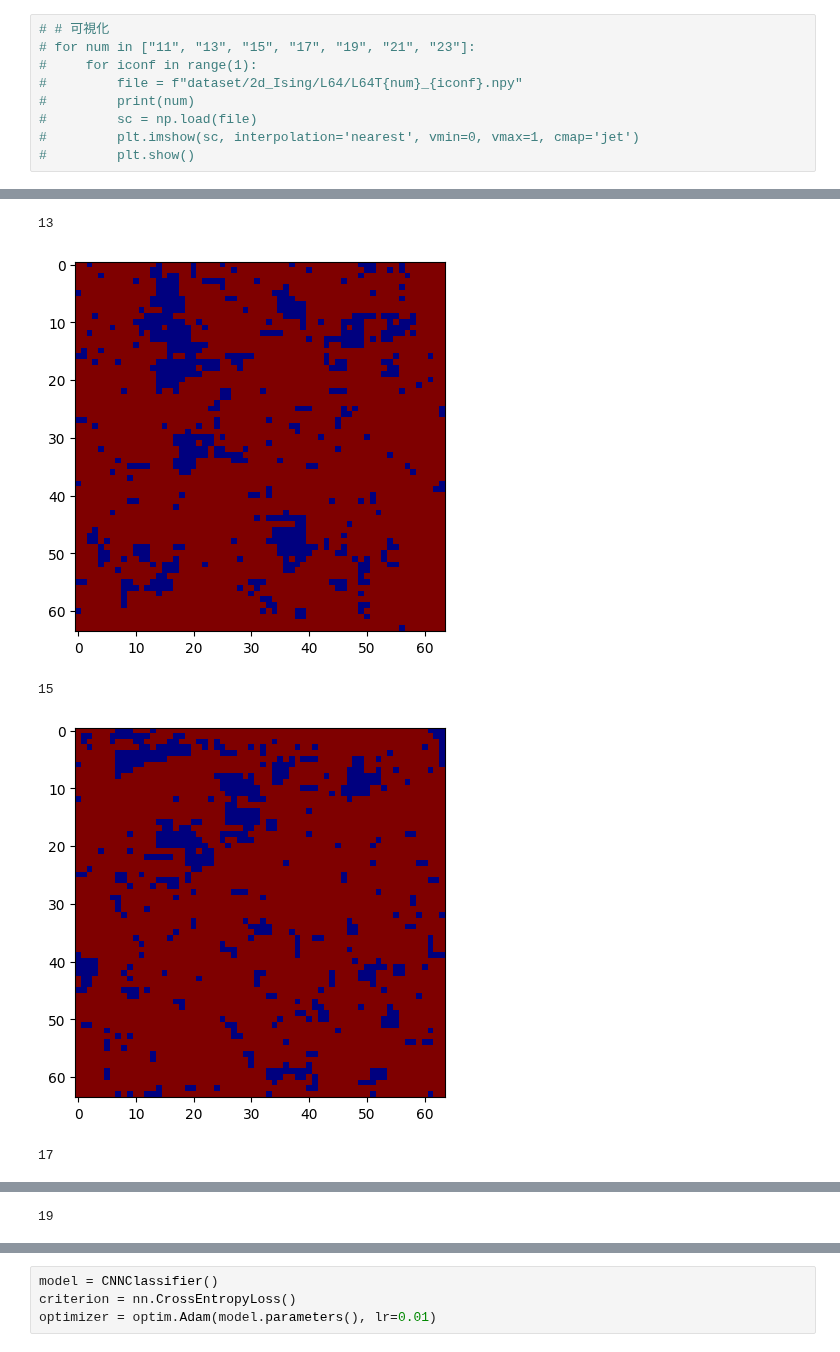
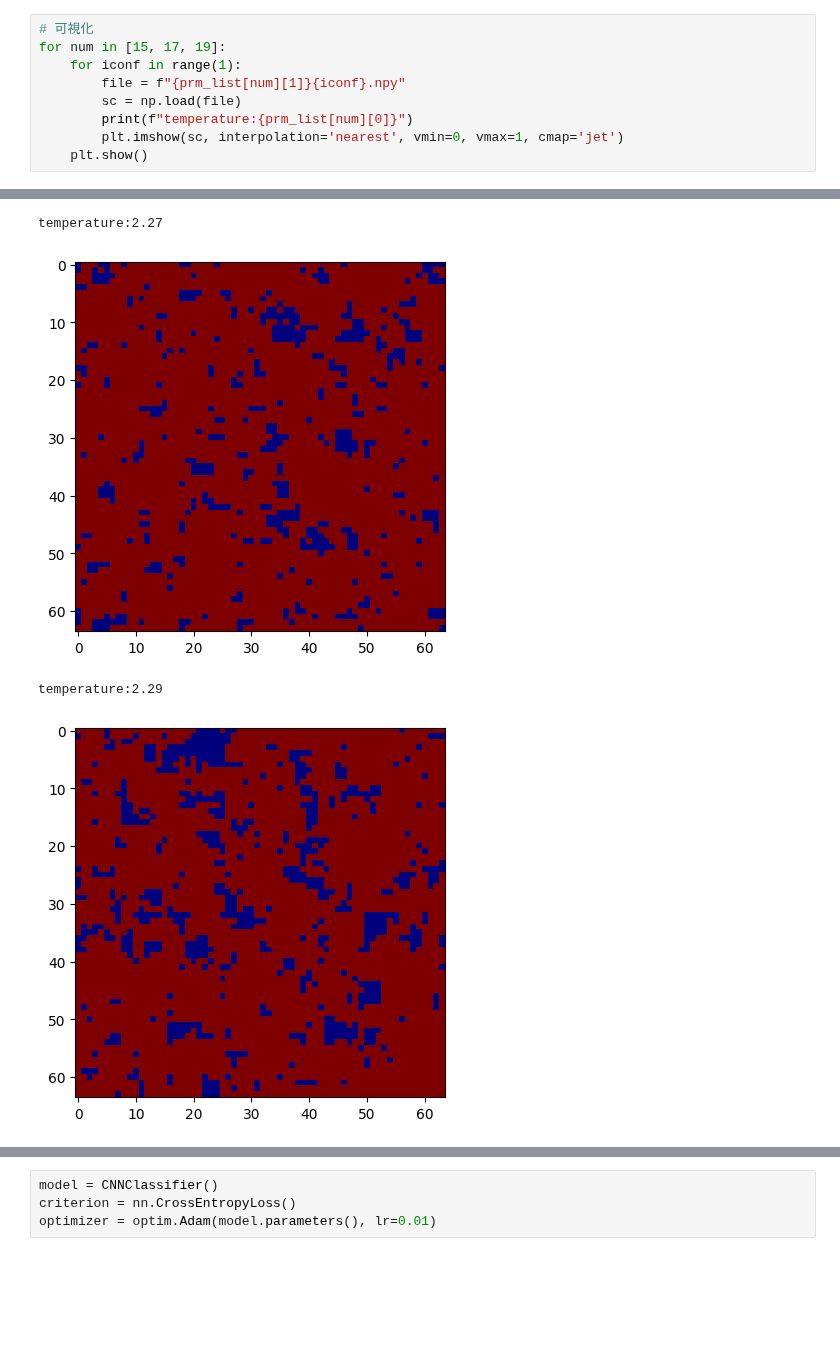
Before and after one commit to tatsuya0926/spin-configuration-learning, a Jupyter notebook: learning/train/train_cnn_Ising.ipynb, the cells around one changed output, grey strips where cells are left out. Cells and saved outputs as stored; diff of their text form; blank space fills up the shorter version.

```diff
--- a/learning/train/train_cnn_Ising.ipynb
+++ b/learning/train/train_cnn_Ising.ipynb
@@ -26,10 +26,10 @@ print(prm_list)
 # %%
-# # 可視化
-# for num in ["11", "13", "15", "17", "19", "21", "23"]:
-#     for iconf in range(1):
-#         file = f"dataset/2d_Ising/L64/L64T{num}_{iconf}.npy"
-#         print(num)
-#         sc = np.load(file)
-#         plt.imshow(sc, interpolation='nearest', vmin=0, vmax=1, cmap='jet')
-#         plt.show()
+# 可視化
+for num in [15, 17, 19]:
+    for iconf in range(1):
+        file = f"{prm_list[num][1]}{iconf}.npy"
+        sc = np.load(file)
+        print(f"temperature:{prm_list[num][0]}")
+        plt.imshow(sc, interpolation='nearest', vmin=0, vmax=1, cmap='jet')
+    plt.show()
 # %% [output]
@@ -38,5 +38,4 @@ print(prm_list)
-13
+temperature:2.27
-[figure, old version]
+[figure, new version]
-15
+temperature:2.29
-[figure, old version]
+[figure, new version]
-17
@@ -44 +41,0 @@ print(prm_list)
-19
```
Also changed, not shown: parts of 10 cells of this notebook, 10 other files.
